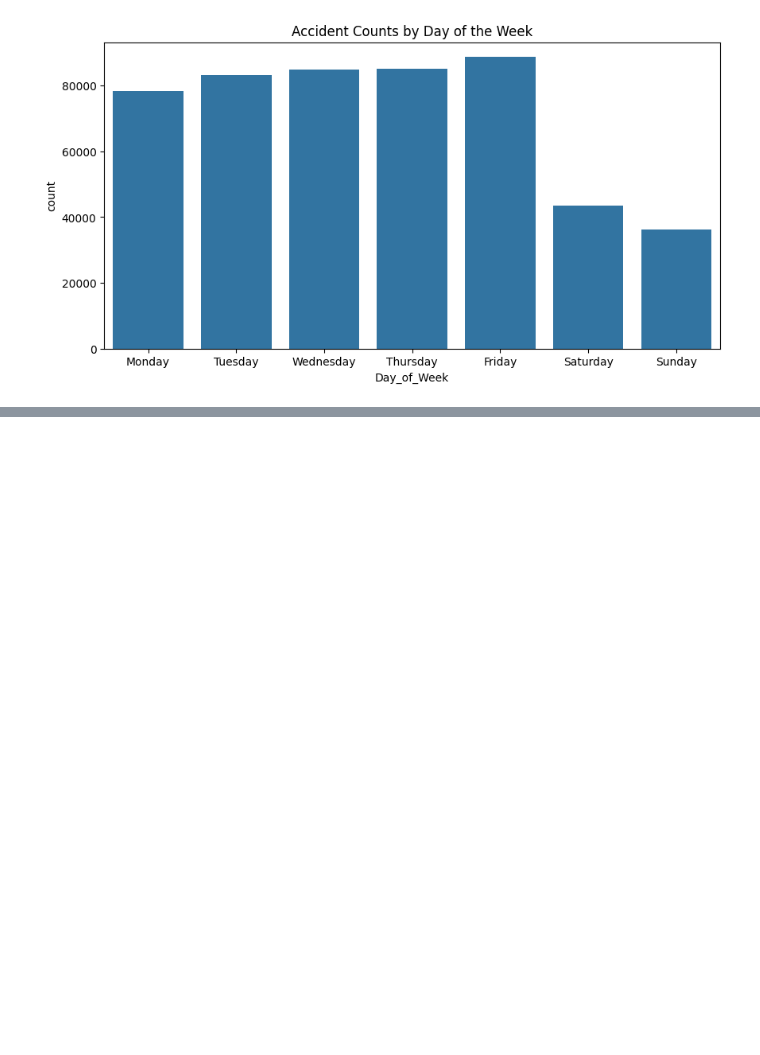
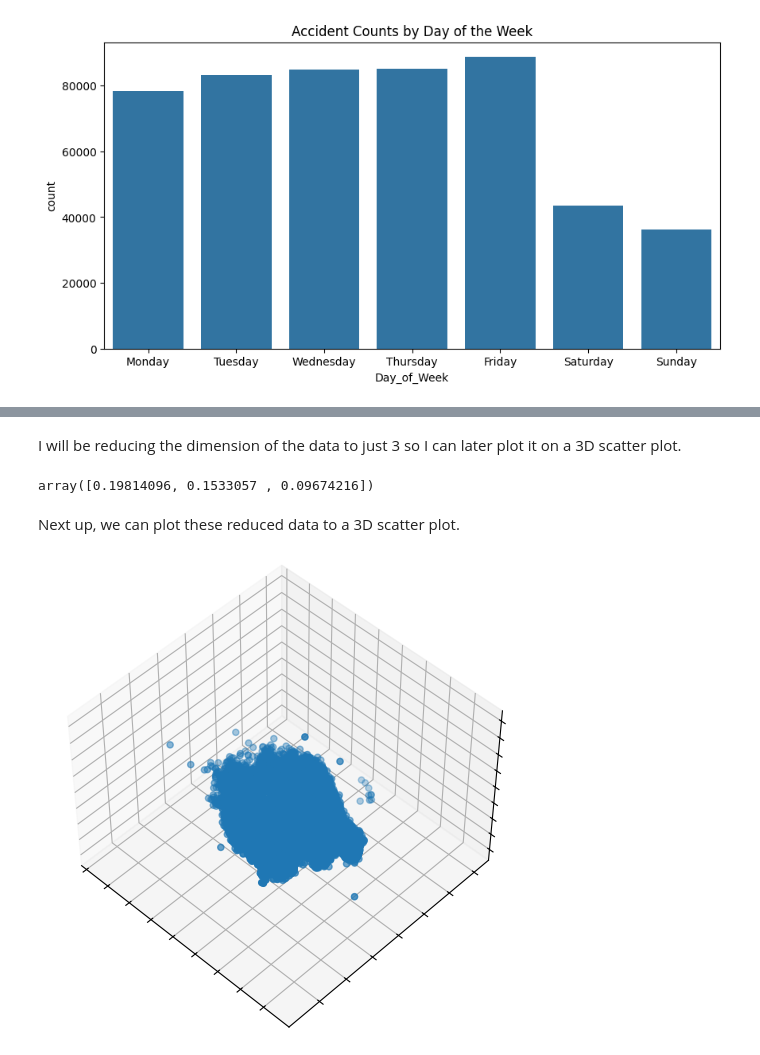
Before and after one commit to tikkikkit21/TrafficAccidentPrediction, a Jupyter notebook: visualizations.ipynb, the cells around one changed output, grey strips where cells are left out. Saved outputs shown, nothing was run; the diff lists cells and outputs as text; code cells hidden in the pictures; blank space fills up the shorter version.

Commit message:
Add PCA and 3D scatter plot
Need to pretty it up

```diff
--- a/visualizations.ipynb
+++ b/visualizations.ipynb
@@ -7,9 +9,10 @@ df = pd.read_csv('datasets/us_accidents_expanded.csv')
 # %% [markdown]
 ## Visualizations
 # %%
-df['Hour'] = pd.to_datetime(df['Start_Datetime']).dt.hour
+df_freq = df.copy()
+df_freq['Hour'] = pd.to_datetime(df_freq['Start_Datetime']).dt.hour
 plt.figure(figsize=(12, 6))
-sns.histplot(df['Hour'], bins=24, kde=True)
+sns.histplot(df_freq['Hour'], bins=24, kde=True)
 plt.title("Accident Counts by Hour of Day")
 plt.xlabel("Hour of Day")
 plt.ylabel("Accident Count")
@@ -17,9 +20,9 @@ plt.show()
 # %% [output]
 [figure]
 # %%
-df['Day_of_Week'] = pd.to_datetime(df['Start_Date']).dt.day_name()
+df_freq['Day_of_Week'] = pd.to_datetime(df_freq['Start_Date']).dt.day_name()
 plt.figure(figsize=(10, 5))
-sns.countplot(data=df, x='Day_of_Week', order=['Monday', 'Tuesday', 'Wednesday', 'Thursday', 'Friday', 'Saturday', 'Sunday'])
+sns.countplot(data=df_freq, x='Day_of_Week', order=['Monday', 'Tuesday', 'Wednesday', 'Thursday', 'Friday', 'Saturday', 'Sunday'])
 plt.title("Accident Counts by Day of the Week")
 plt.show()
 # %% [output]
@@ -26,0 +78,30 @@ plt.show()
+# %% [markdown]
+I will be reducing the dimension of the data to just 3 so I can later plot it on a 3D scatter plot.
+# %%
+# run PCA
+pca = PCA(n_components=3)
+X = pca.fit_transform(df_pca)
+# check variance ratios
+pca.explained_variance_ratio_
+# %% [output]
+array([0.19814096, 0.1533057 , 0.09674216])
+# %% [markdown]
+Next up, we can plot these reduced data to a 3D scatter plot.
+# %%
+fig = plt.figure(figsize=(8, 6))
+ax = fig.add_subplot(projection='3d', elev=48, azim=134)
+# for name, label in [('Label 1', 1), ('Label 2', 2), ('Label 3', 3)]:
+#     ax.text3D(X[y_truth == label, 0].mean(),
+#               X[y_truth == label, 1].mean() + 1.5,
+#               X[y_truth == label, 2].mean(), name,
+#               horizontalalignment='center',
+#               bbox=dict(alpha=.5, edgecolor='w', facecolor='w'))
+
+
+ax.scatter(X[:, 0], X[:, 1], X[:, 2])
+
+ax.xaxis.set_ticklabels([])
+ax.yaxis.set_ticklabels([])
+ax.zaxis.set_ticklabels([]);
+# %% [output]
+[figure, added]
```
Also changed, not shown: parts of 3 cells of this notebook.
